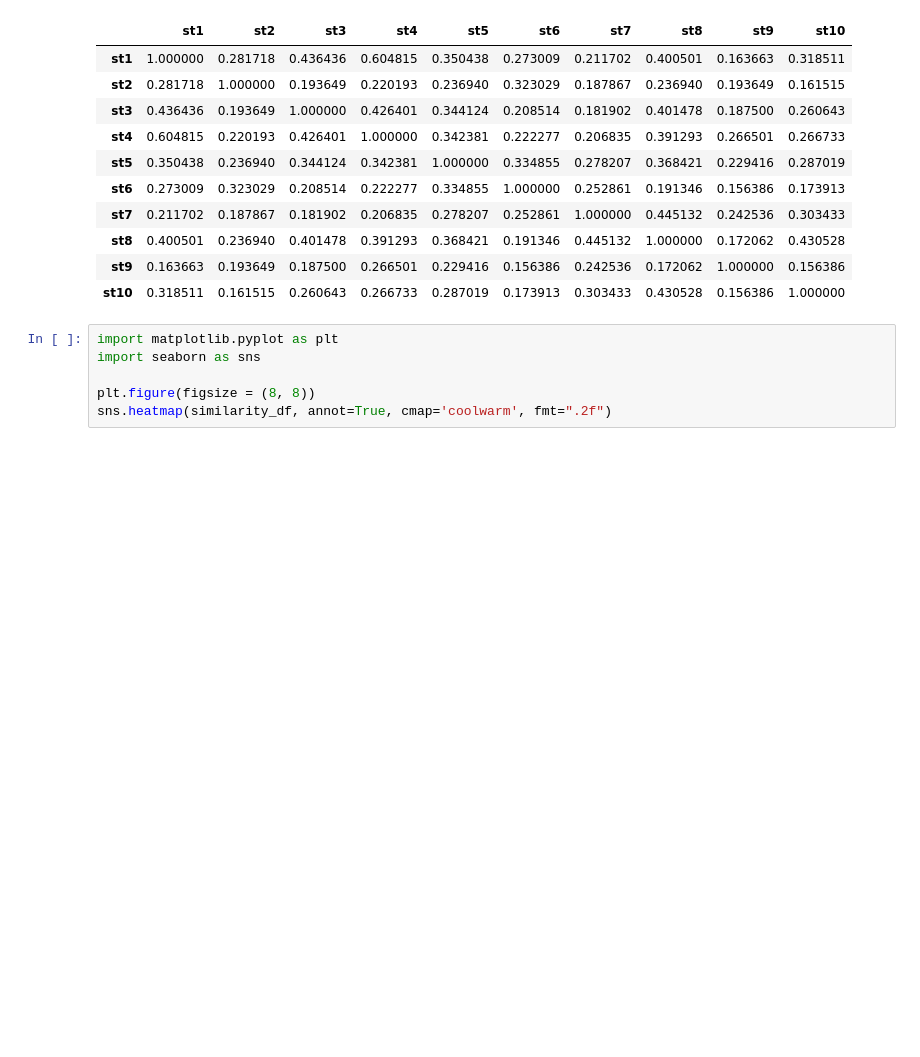
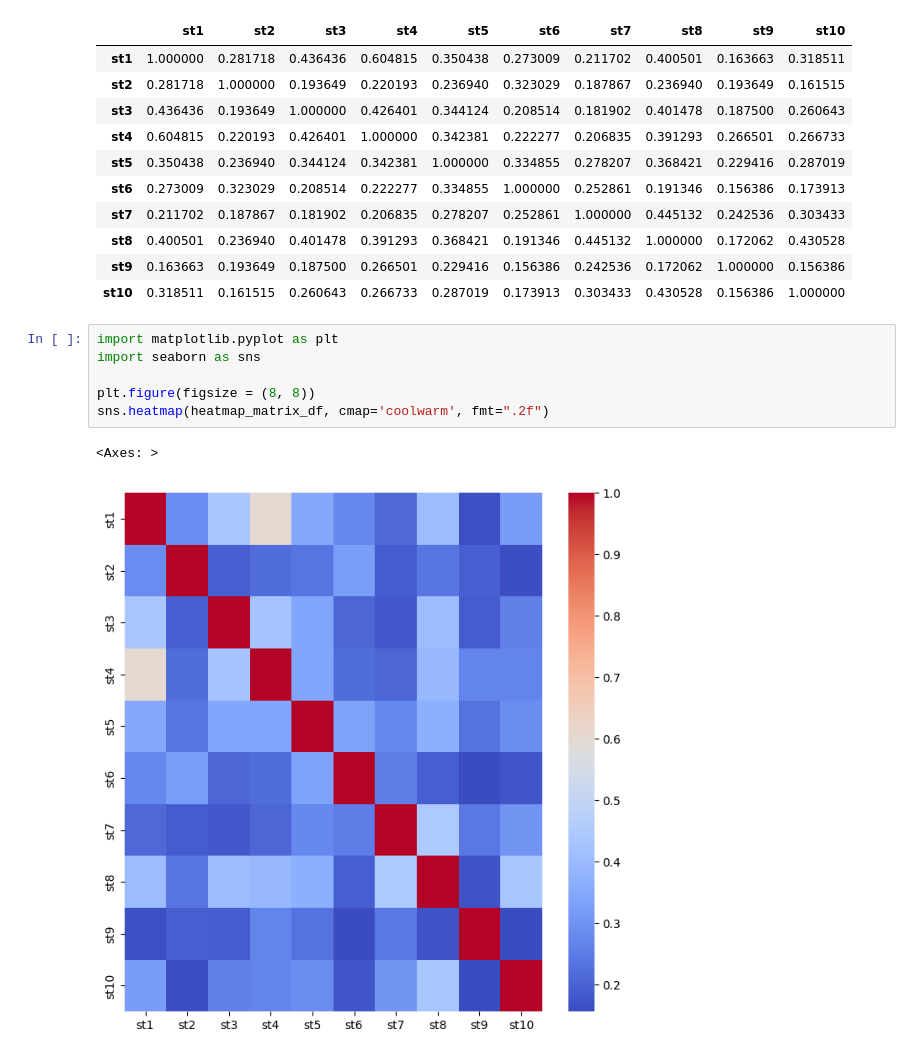
Before and after one commit to SandyyhL/cs3152024_SandyLiu, a Jupyter notebook: text_similarity.ipynb, the cells around one changed output. Drawn from its saved outputs; the diff is of its cells as text; blank space fills up the shorter version.

```diff
--- a/text_similarity.ipynb
+++ b/text_similarity.ipynb
@@ -87,6 +87,9 @@ heatmap_matrix_df
 # %%
 import matplotlib.pyplot as plt
 import seaborn as sns
 
 plt.figure(figsize = (8, 8))
-sns.heatmap(similarity_df, annot=True, cmap='coolwarm', fmt=".2f")
+sns.heatmap(heatmap_matrix_df, cmap='coolwarm', fmt=".2f")
+# %% [output]
+<Axes: >
+[figure, added]
```
Also changed, not shown: 1 other file.
